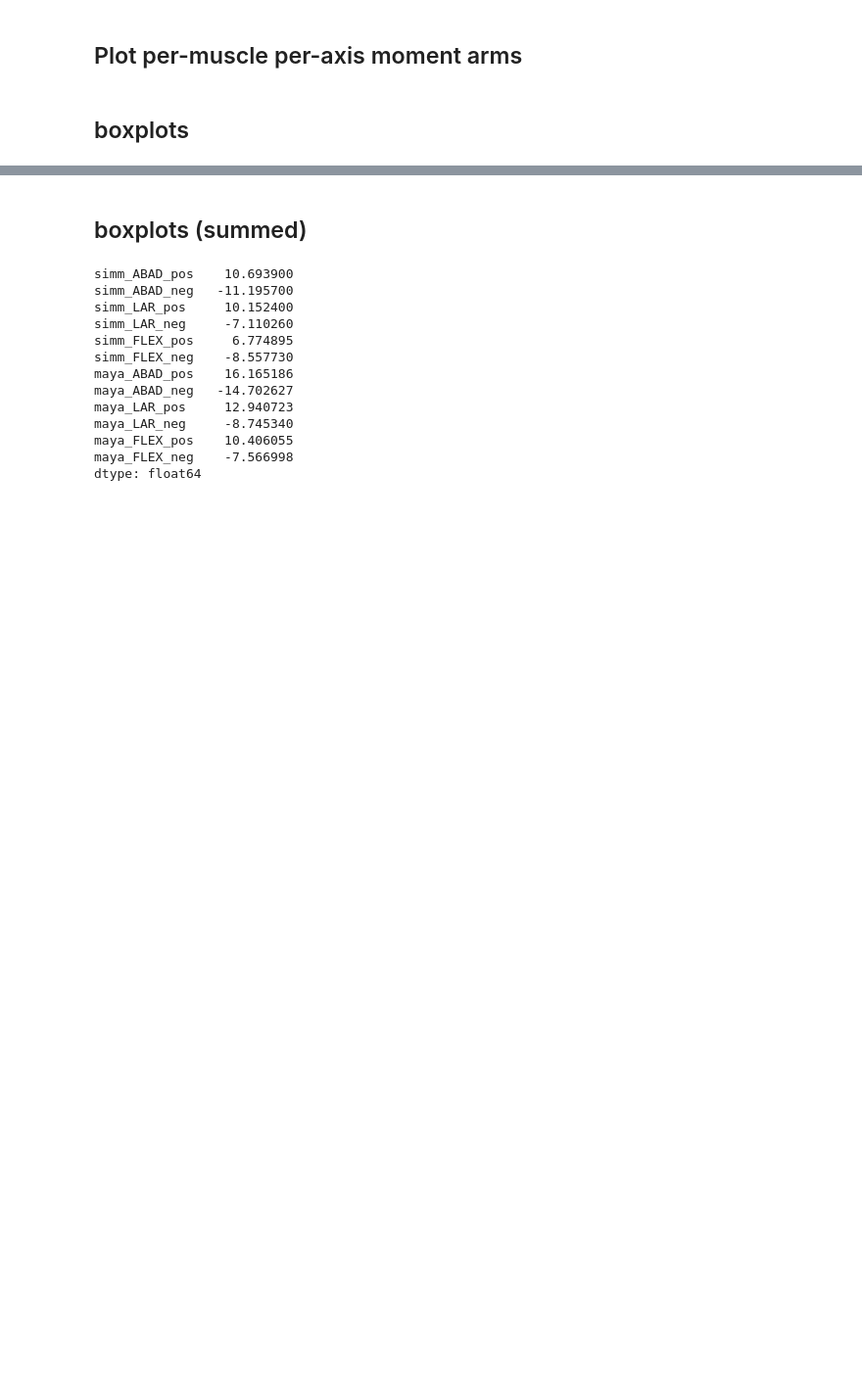
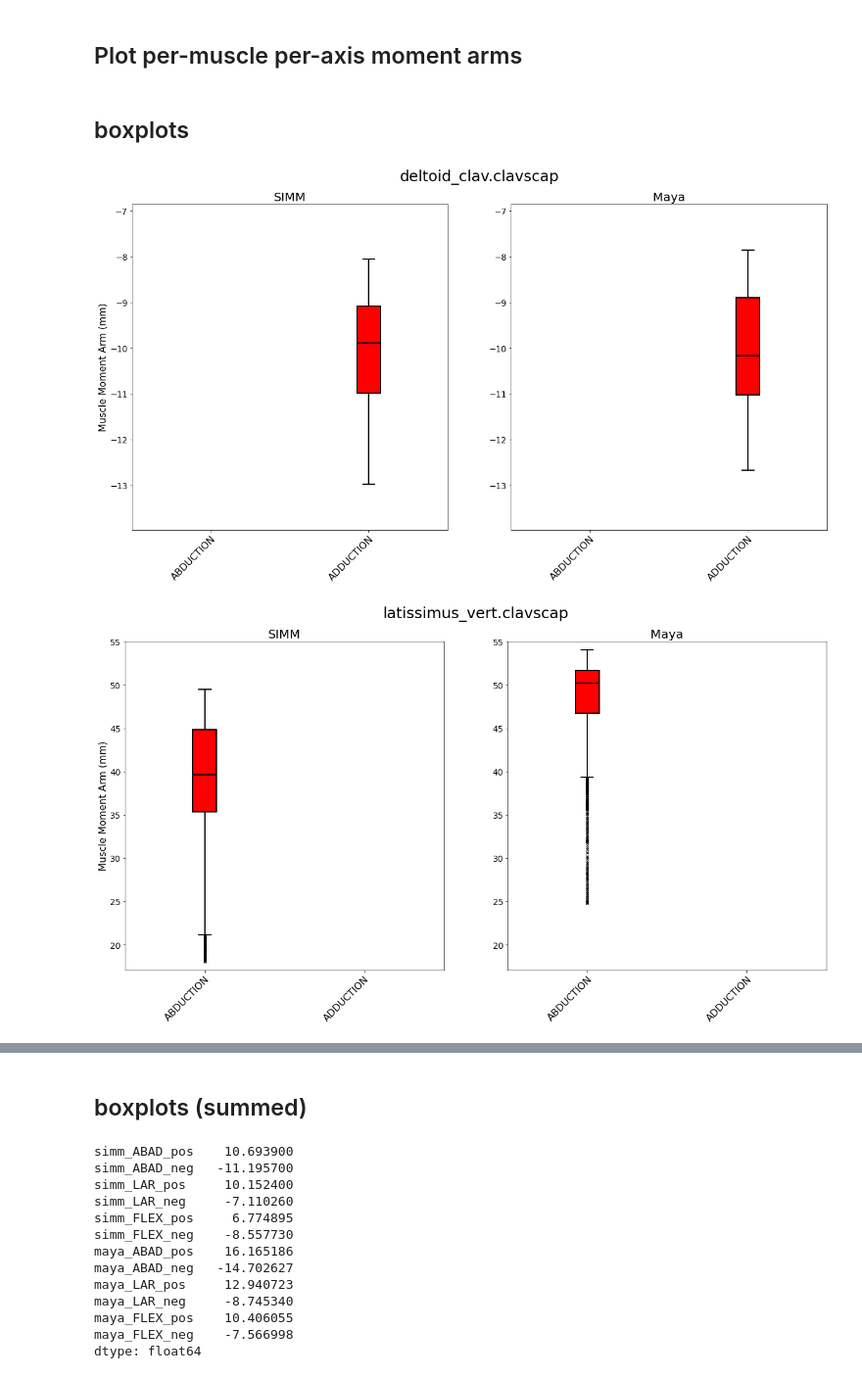
Before and after one commit to popscallion/possumpolish, a Jupyter notebook: Echidna3DPlots.ipynb, the cells around one changed output, grey strips where cells are left out. Shown at 98% size. Cells and saved outputs as stored; diff of their text form; code cells hidden in the pictures; blank space fills up the shorter version.

```diff
--- a/Echidna3DPlots.ipynb
+++ b/Echidna3DPlots.ipynb
@@ -1221,7 +1221,10 @@ def perMuscleBoxplot(df, muscle, joint, output_dir=None):
 
 
     else:
+        simm = simm[simm['axis']=='ABAD']
         maya = maya[maya['axis']=='ABAD']
+        yMax = max(simm['value'].max(),maya['value'].max())+pad
+        yMin = min(simm['value'].min(),maya['value'].min())-pad
         simmPlot = simm.boxplot(column='value',by=['source','axis','valence'], ax=axSimm, patch_artist=True, rot=90,
                               positions=[2,1], boxprops=dict(edgecolor='black',linewidth=2),
                               capprops=dict(color='black',linewidth=2), whiskerprops=dict(color='black',linewidth=2),
@@ -1239,31 +1242,34 @@ def perMuscleBoxplot(df, muscle, joint, output_dir=None):
         faces = ['red', 'red']
 
     simmPatches = [child for child in simmPlot.get_children() if type(child)== mpl.patches.PathPatch]
     mayaPatches = [child for child in mayaPlot.get_children() if type(child)== mpl.patches.PathPatch]
     for simmPatch, mayaPatch, face in zip(simmPatches, mayaPatches, faces):
         simmPatch.set_facecolor(face)
         mayaPatch.set_facecolor(face)
     axSimm.set_title('SIMM', fontsize=20)
     axSimm.set_ylim(yMin, yMax)
     axSimm.set_xlabel('')
     axSimm.set_ylabel('Muscle Moment Arm (mm)',fontsize=16)
     axSimm.tick_params(axis='y', which='major', labelsize=14)
     axSimm.axhline(c='grey',ls='dotted',linewidth=2)
     axMaya.set_title('Maya', fontsize=20)
     axMaya.set_ylim(yMin, yMax)
     axMaya.set_xlabel('')
     axMaya.tick_params(axis='y', which='major', labelsize=14)
     axMaya.axhline(c='grey',ls='dotted',linewidth=2)
     plot_title = df['variable'].unique()[0].split('.',1)[1].rsplit('.',1)[0].rsplit('.',1)[0]
     fig.suptitle(plot_title, fontsize=25)
     if output_dir:
         plt.savefig(output_dir+plot_title+'.svg', format='svg')
 
 output_dir = "/Users/phil/Development/possumpolish/echidna_plots/boxplots/"
 
 
 
 boxPlotDf = posNegMap(all_data)
 for muscle in muscles_to_compare:
-    for joint in joints:
+    for joint in ['clavscap']:
         perMuscleBoxplot(boxPlotDf, muscle, joint, output_dir)
+# %% [output]
+[figure, added]
+[figure, added]
```
Also changed, not shown: parts of 7 cells of this notebook, 8 other files.
